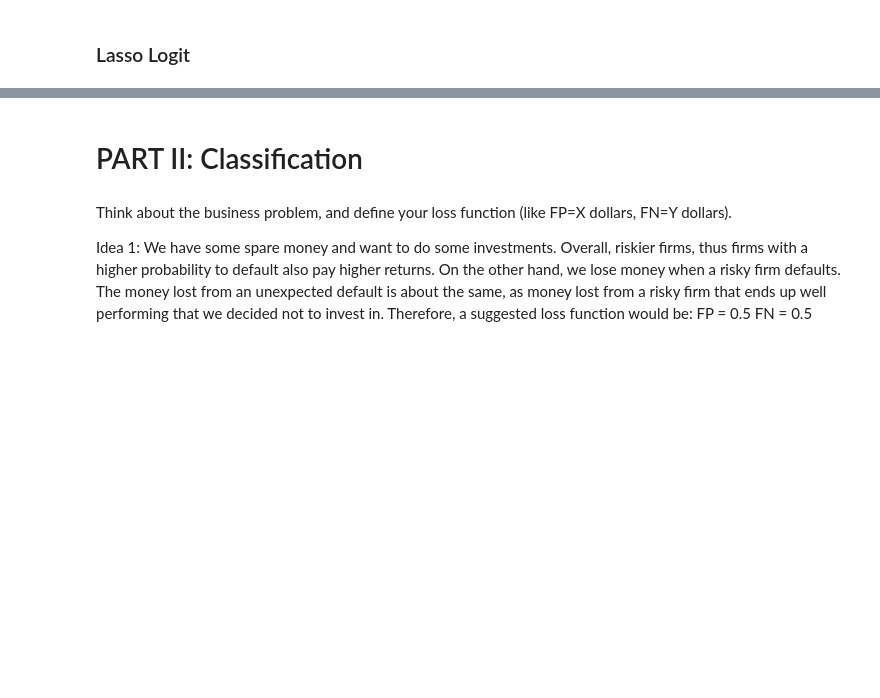
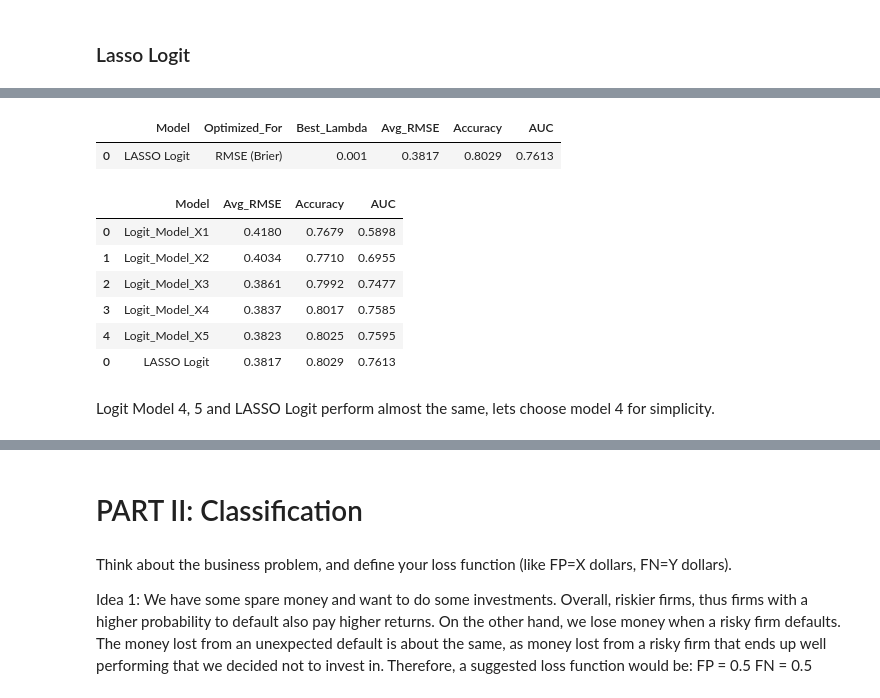
Before and after one commit to 4mbrus/Data-Analysis-3, a Jupyter notebook: Assignment 2/assignment_2.ipynb, the cells around one changed output, grey strips where cells are left out. Saved outputs shown, nothing was run; the diff lists cells and outputs as text; code cells hidden in the pictures; blank space fills up the shorter version.

```diff
--- a/Assignment 2/assignment_2.ipynb
+++ b/Assignment 2/assignment_2.ipynb
@@ -557,0 +564,18 @@ glm_model_overview
+# %%
+table_rows = []
+
+for name in logit_models.keys():
+    avg_rmse = np.mean(CV_RMSE_folds[name])
+    # Get the score you stored (Note: for LogisticRegression, .score() is Accuracy)
+
+    table_rows.append({
+        'Model': name,
+        'Avg_RMSE': avg_rmse,
+        'Accuracy': logit_accuracy[name],
+        'AUC': logit_auc[name]
+    })
+
+# Create the DataFrame
+logit_summary_table = pd.DataFrame(table_rows)
+logit_summary_table = logit_summary_table.round(4)
+logit_summary_table
@@ -626,7 +592,0 @@ np.float64(0.00010000000000000021)
-# %%
-r2_loglasso = {}
-
-for i, l in enumerate(lambdas):
-    if l == best_lambda:
-        best_lambda_i = i
-        CV_RMSE_folds['LASSO'] = np.sqrt(-1*(logLasso_brier_fitted.scores_[1][:,i])).tolist()
@@ -648,0 +656,28 @@ loglasso_overview
+# %%
+lasso_summary_table = pd.DataFrame([{
+    'Model': 'LASSO Logit',
+    'Optimized_For': 'RMSE (Brier)',
+    'Best_Lambda': best_lambda_val,
+    'Avg_RMSE': best_rmse,
+    'Accuracy': corresponding_accuracy,
+    'AUC': final_auc
+}])
+
+lasso_summary_table.round(4)
+# %% [output]
+|  | Model | Optimized_For | Best_Lambda | Avg_RMSE | Accuracy | AUC |
+| 0 | LASSO Logit | RMSE (Brier) | 0.001 | 0.3817 | 0.8029 | 0.7613 |
+# %%
+lasso_summary_table_small = lasso_summary_table[["Model", "Avg_RMSE", "Accuracy", "AUC"]].round(4)
+logit_comparison_table = pd.concat([logit_summary_table, lasso_summary_table_small], axis=0)
+logit_comparison_table
+# %% [output]
+|  | Model | Avg_RMSE | Accuracy | AUC |
+| 0 | Logit_Model_X1 | 0.4180 | 0.7679 | 0.5898 |
+| 1 | Logit_Model_X2 | 0.4034 | 0.7710 | 0.6955 |
+| 2 | Logit_Model_X3 | 0.3861 | 0.7992 | 0.7477 |
+| 3 | Logit_Model_X4 | 0.3837 | 0.8017 | 0.7585 |
+| 4 | Logit_Model_X5 | 0.3823 | 0.8025 | 0.7595 |
+| 0 | LASSO Logit | 0.3817 | 0.8029 | 0.7613 |
+# %% [markdown]
+Logit Model 4, 5 and LASSO Logit perform almost the same, lets choose model 4 for simplicity.
```
Also changed, not shown: parts of 47 cells of this notebook.
